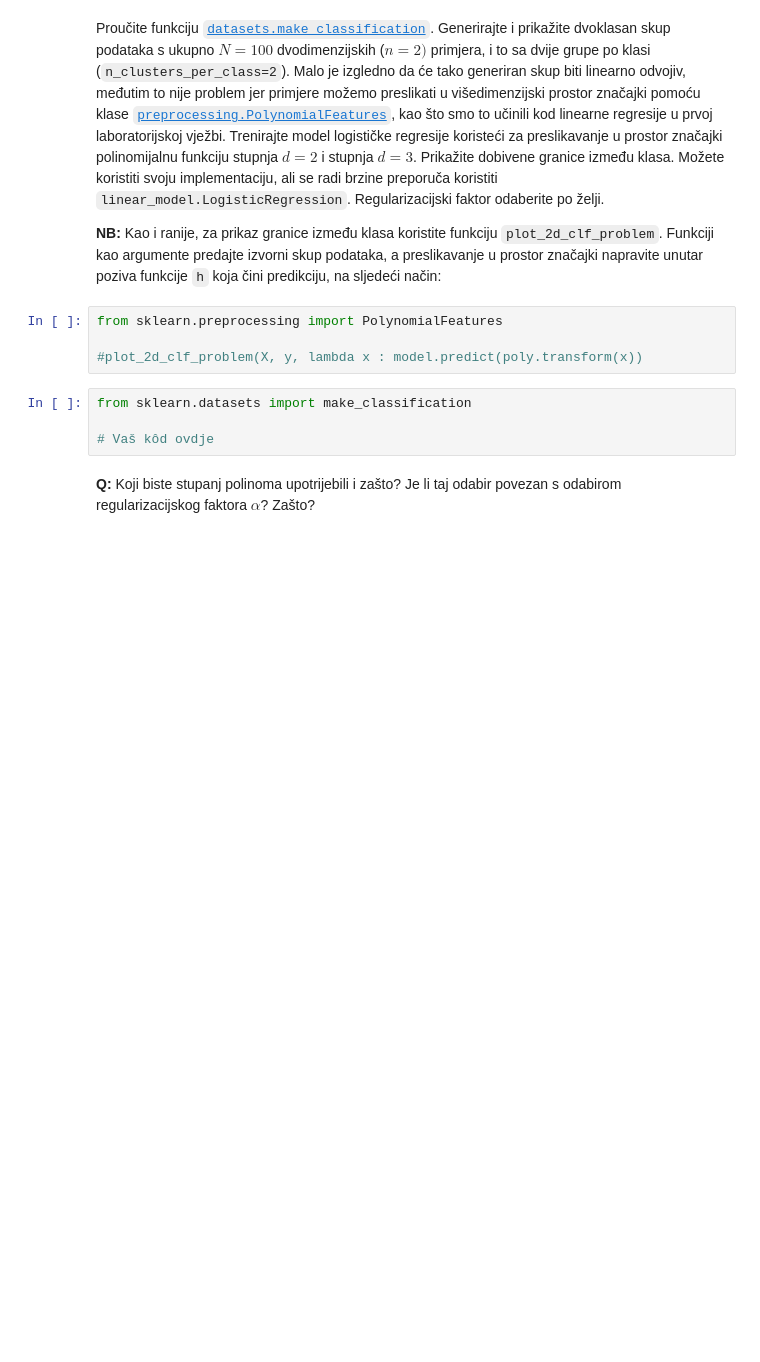
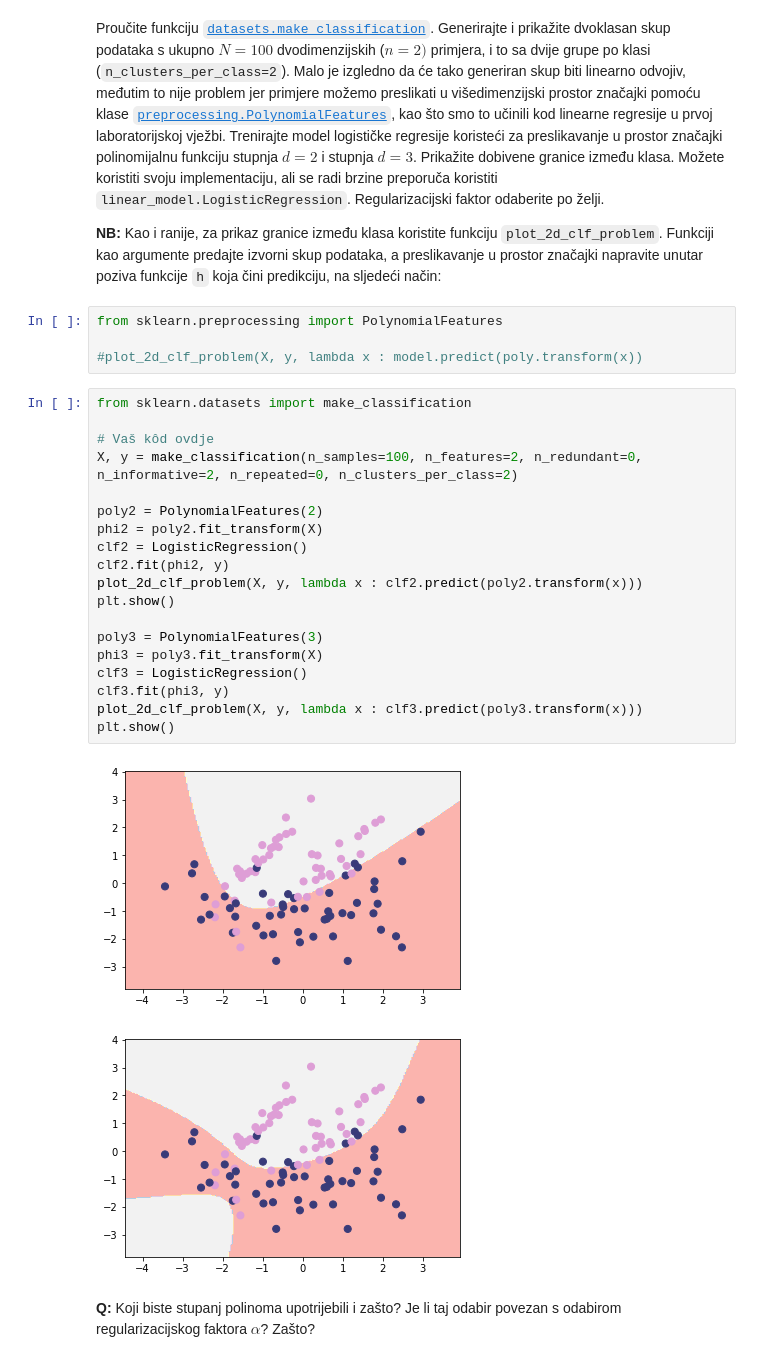
Before and after one commit to filipangel/SU, a Jupyter notebook: SU1-2021-06-07-LR.ipynb, the cells around one changed output. Cells and saved outputs as stored; diff of their text form; blank space fills up the shorter version.

```diff
--- a/SU1-2021-06-07-LR.ipynb
+++ b/SU1-2021-06-07-LR.ipynb
@@ -339,9 +379,27 @@ Proučite funkciju [`datasets.make_classification`](http://scikit-learn.org/stab
 from sklearn.preprocessing import PolynomialFeatures
 
 #plot_2d_clf_problem(X, y, lambda x : model.predict(poly.transform(x))
-# %%
-from sklearn.datasets import make_classification
-
-# Vaš kôd ovdje
+# %%
+from sklearn.datasets import make_classification
+
+# Vaš kôd ovdje
+X, y = make_classification(n_samples=100, n_features=2, n_redundant=0, n_informative=2, n_repeated=0, n_clusters_per_class=2)
+
+poly2 = PolynomialFeatures(2)
+phi2 = poly2.fit_transform(X)
+clf2 = LogisticRegression()
+clf2.fit(phi2, y)
+plot_2d_clf_problem(X, y, lambda x : clf2.predict(poly2.transform(x)))
+plt.show()
+
+poly3 = PolynomialFeatures(3)
+phi3 = poly3.fit_transform(X)
+clf3 = LogisticRegression()
+clf3.fit(phi3, y)
+plot_2d_clf_problem(X, y, lambda x : clf3.predict(poly3.transform(x)))
+plt.show()
+# %% [output]
+[figure, added]
+[figure, added]
 # %% [markdown]
 **Q:** Koji biste stupanj polinoma upotrijebili i zašto? Je li taj odabir povezan s odabirom regularizacijskog faktora $\alpha$? Zašto?
```
Also changed, not shown: parts of 3 cells of this notebook.
